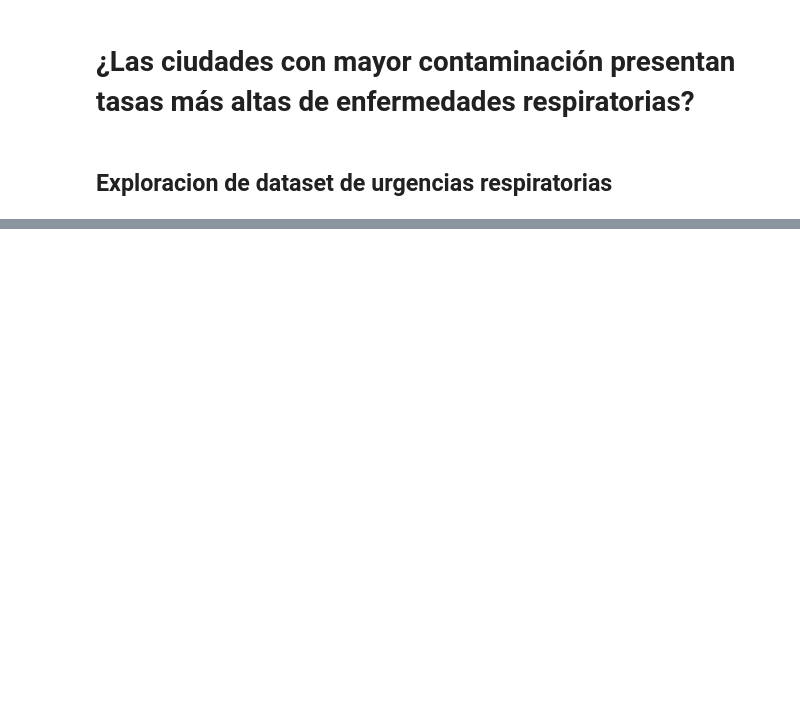
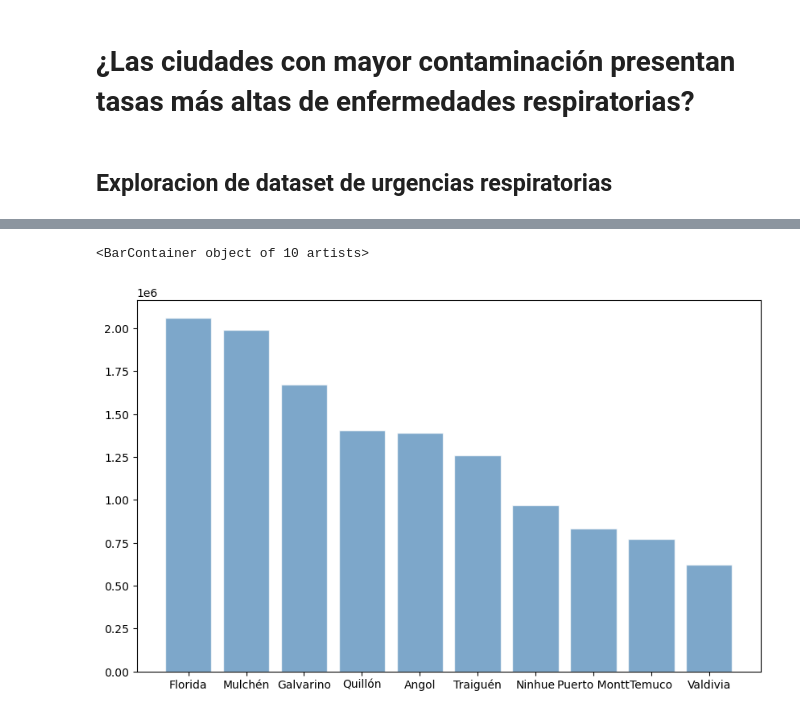
Before and after one commit to Foumluis/ProyectoSemestralInfe, a Jupyter notebook: bases de datos/pregunta 1/pregunta1.ipynb, the cells around one changed output, grey strips where cells are left out. Saved outputs shown, nothing was run; the diff lists cells and outputs as text; code cells hidden in the pictures; blank space fills up the shorter version.

```diff
--- a/bases de datos/pregunta 1/pregunta1.ipynb
+++ b/bases de datos/pregunta 1/pregunta1.ipynb
@@ -109,0 +207,7 @@ df
+# %%
+top10 = union_plot.sort_values('cantidad_total_toneladas', ascending=False).head(10)
+plt.figure(figsize=(10, 6))
+plt.bar(top10.index, top10['cantidad_total_toneladas'], color='steelblue', alpha=0.7, edgecolor='white')
+# %% [output]
+<BarContainer object of 10 artists>
+[figure, added]
```
Also changed, not shown: parts of 14 cells of this notebook, 9 other files.
